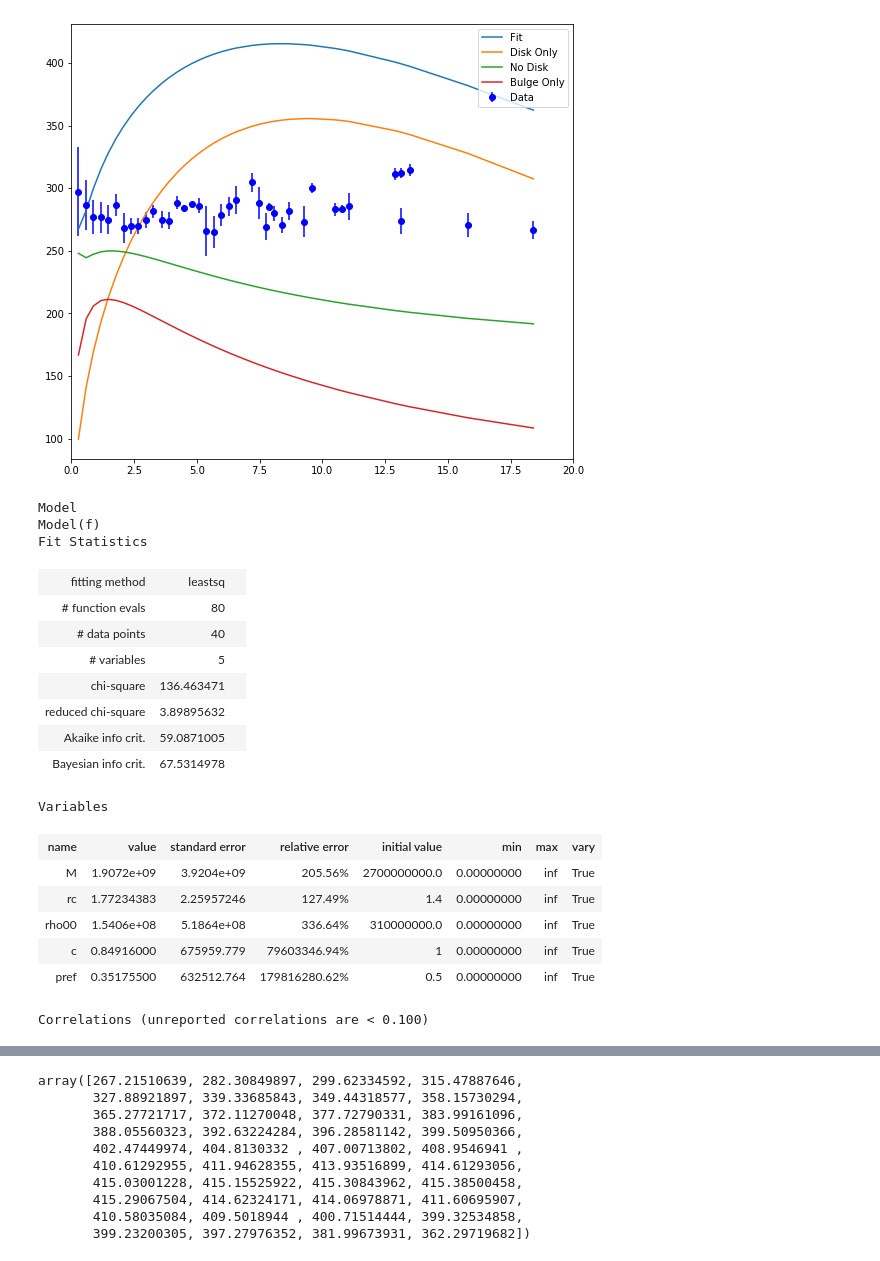
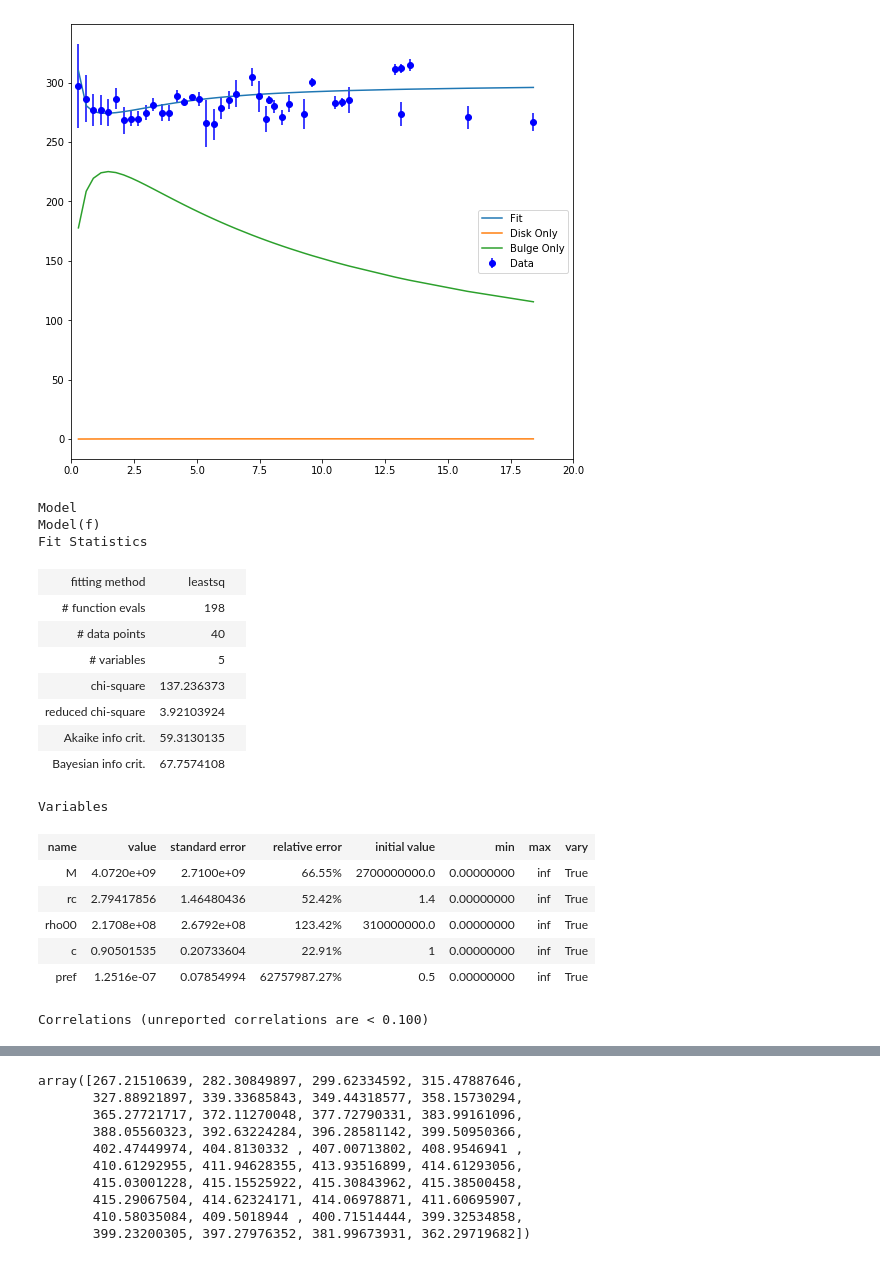
Before and after one commit to villano-lab/grav_project, a Jupyter notebook: fitting/Fitting_with_library.ipynb, the cells around one changed output, grey strips where cells are left out. Cells and saved outputs as stored; diff of their text form; code cells hidden in the pictures.

Commit message:
Finally got a good fit. Should also now be able to load while fitting.

```diff
--- a/fitting/Fitting_with_library.ipynb
+++ b/fitting/Fitting_with_library.ipynb
@@ -18,7 +18,7 @@ v_err1 = np.asarray(data['ey'])
 # %%
 def f(r,M,rc,rho00,c,pref):
 #def f(r,M,rc,rho00,c):
-    return np.sqrt(nf.bh_v(r,M)**2 + nf.h_v(r,rc,rho00)**2 + c*nf.b_v(r,load=True)**2 + nf.d_v(r,pref,load=True)**2)
+    return np.sqrt(nf.bh_v(r,M,load=True)**2 + nf.h_v(r,rc,rho00,load=True)**2 + c*nf.b_v(r,load=True)**2 + nf.d_v(r,pref,load=True)**2)
     #To remove loading errors, I set the prefactor in the function to 1 and put a prefactor in the front that will behave the same way.
 
 #Cache/memoize
@@ -58,36 +76,36 @@ nodisk = np.sqrt(nf.bh_v(r_dat,l_M)**2 + nf.h_v(r_dat,l_rc,l_rho00,load=True)**2
 # %%
 fig = plt.figure(figsize=(9.0,8.0))
 
 plt.xlim(0,20)
 
 plt.errorbar(r_dat,v_dat,yerr=v_err1,fmt='bo',label='Data')
 plt.plot(r_dat,l_curve,label='Fit')
 plt.plot(r_dat,d_curve,label='Disk Only')
-plt.plot(r_dat,nodisk,label='No Disk')
+#plt.plot(r_dat,nodisk,label='No Disk')
 plt.plot(r_dat,b_curve,label='Bulge Only')
 
 plt.legend()
 plt.show()
 
 l_fit
 # %% [output]
-[figure, old version]
+[figure, new version]
 Model
 Model(f)
 Fit Statistics
 | fitting method | leastsq |  |
-| # function evals | 80 |  |
+| # function evals | 198 |  |
 | # data points | 40 |  |
 | # variables | 5 |  |
-| chi-square | 136.463471 |  |
-| reduced chi-square | 3.89895632 |  |
-| Akaike info crit. | 59.0871005 |  |
-| Bayesian info crit. | 67.5314978 |  |
+| chi-square | 137.236373 |  |
+| reduced chi-square | 3.92103924 |  |
+| Akaike info crit. | 59.3130135 |  |
+| Bayesian info crit. | 67.7574108 |  |
 Variables
 | name | value | standard error | relative error | initial value | min | max | vary |
-| M | 1.9072e+09 | 3.9204e+09 | 205.56% | 2700000000.0 | 0.00000000 | inf | True |
-| rc | 1.77234383 | 2.25957246 | 127.49% | 1.4 | 0.00000000 | inf | True |
-| rho00 | 1.5406e+08 | 5.1864e+08 | 336.64% | 310000000.0 | 0.00000000 | inf | True |
-| c | 0.84916000 | 675959.779 | 79603346.94% | 1 | 0.00000000 | inf | True |
-| pref | 0.35175500 | 632512.764 | 179816280.62% | 0.5 | 0.00000000 | inf | True |
+| M | 4.0720e+09 | 2.7100e+09 | 66.55% | 2700000000.0 | 0.00000000 | inf | True |
+| rc | 2.79417856 | 1.46480436 | 52.42% | 1.4 | 0.00000000 | inf | True |
+| rho00 | 2.1708e+08 | 2.6792e+08 | 123.42% | 310000000.0 | 0.00000000 | inf | True |
+| c | 0.90501535 | 0.20733604 | 22.91% | 1 | 0.00000000 | inf | True |
+| pref | 1.2516e-07 | 0.07854994 | 62757987.27% | 0.5 | 0.00000000 | inf | True |
 Correlations (unreported correlations are < 0.100)
```
Also changed, not shown: parts of 3 cells of this notebook, 1 other file.
